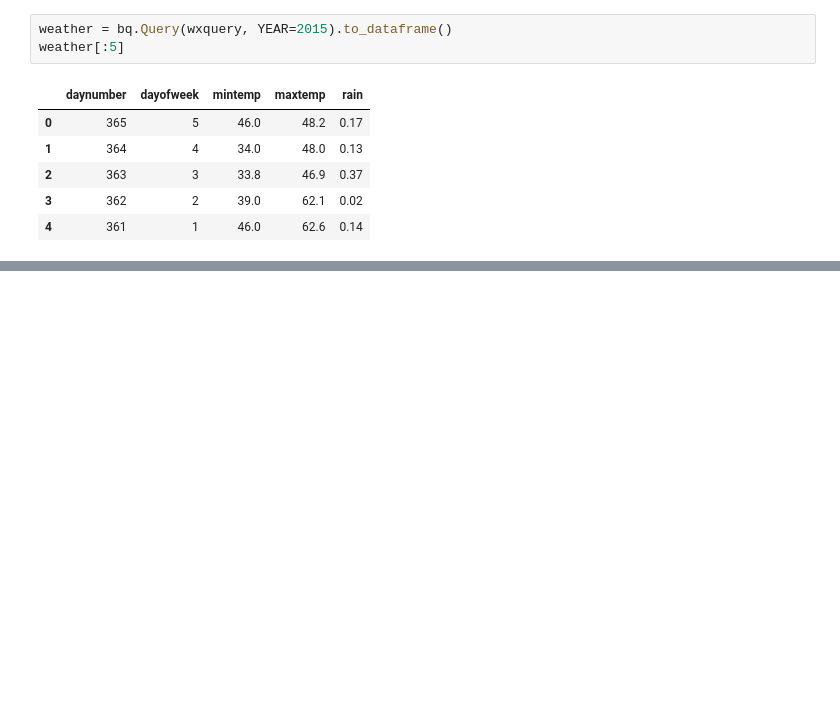
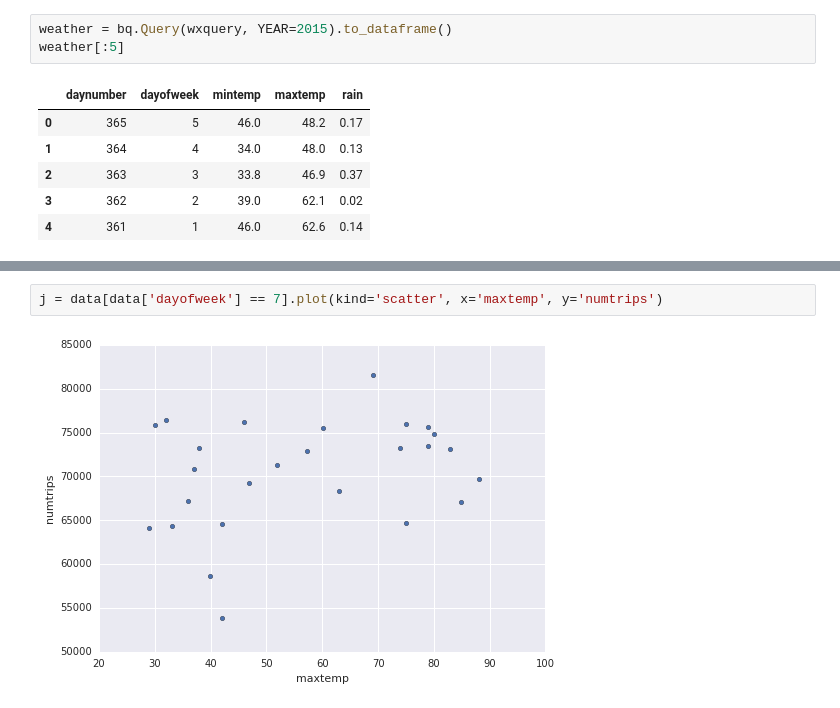
Before and after one commit to delfosseaurelien/google-cloud, a Jupyter notebook: tensorflow_example.ipynb, the cells around one changed output, grey strips where cells are left out. Saved outputs shown, nothing was run; the diff lists cells and outputs as text; blank space fills up the shorter version.

```diff
--- a/tensorflow_example.ipynb
+++ b/tensorflow_example.ipynb
@@ -70,0 +89,4 @@ weather[:5]
+# %%
+j = data[data['dayofweek'] == 7].plot(kind='scatter', x='maxtemp', y='numtrips')
+# %% [output]
+[figure, added]
```
Also changed, not shown: parts of 3 cells of this notebook.
